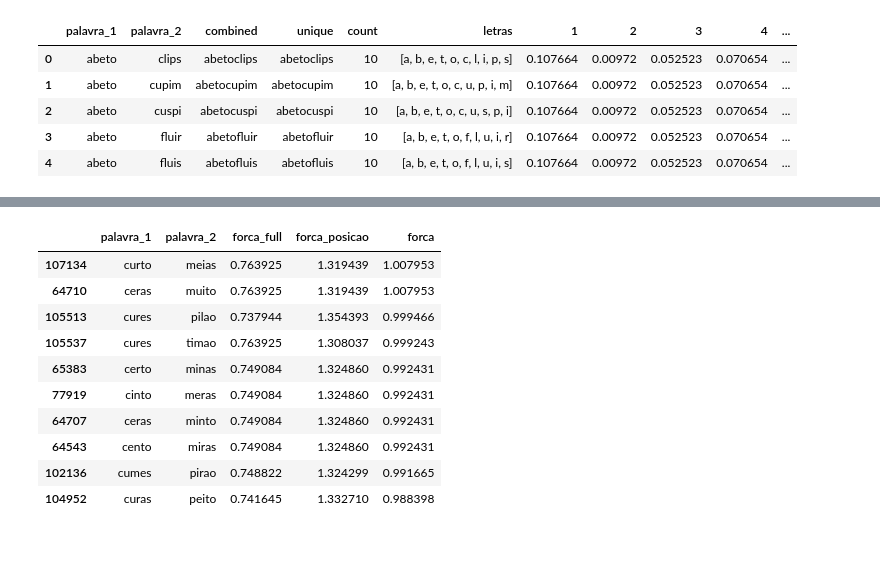
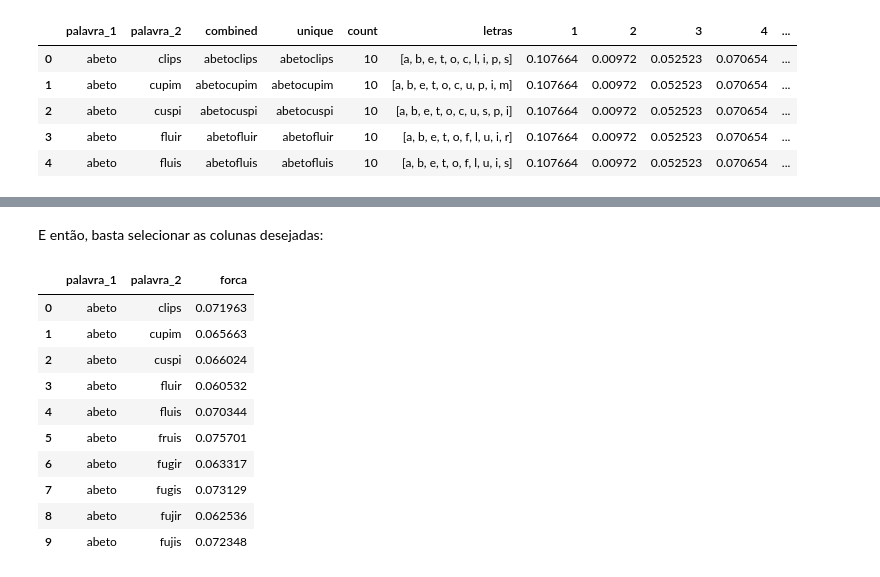
Before and after one commit to andersonmdcanteli/termo, a Jupyter notebook: termo_analysis.ipynb, the cells around one changed output, grey strips where cells are left out. Drawn from its saved outputs; the diff is of its cells as text; code cells hidden in the pictures; blank space fills up the shorter version.

```diff
--- a/termo_analysis.ipynb
+++ b/termo_analysis.ipynb
@@ -1598,0 +1816,3 @@ df_two.head()
+# %%
+df_two_aux = pd.DataFrame(df_two_sem_rep['letras'].to_list(), columns=range(1,11)).copy()
+df_two_aux.head()
@@ -1598,0 +1828,7 @@ df_two.head()
+# %%
+for column in df_prob_pesos.columns:
+  for i in df_prob_pesos.index:
+    df_two_aux[column].replace(i, df_prob_pesos[column][i], inplace=True)
+    df_two_aux[column+5].replace(i, df_prob_pesos[column][i], inplace=True)
+
+df_two_aux.head()
@@ -1598,0 +1844,3 @@ df_two.head()
+# %%
+df_two_aux['forca'] = df_two_aux.sum(axis=1)
+df_two_aux.head()
@@ -1598,0 +1856,3 @@ df_two.head()
+# %%
+df_two_sem_rep_prob_peso = pd.concat([df_two_sem_rep, df_two_aux], axis=1)
+df_two_sem_rep_prob_peso.head()
@@ -1599,21 +1866,21 @@ df_two.head()
+# %% [markdown]
+E então, basta selecionar as colunas desejadas:
 # %%
 df_best_first_second_word_combo = pd.DataFrame(columns=['palavra_1', "palavra_2"])
 df_best_first_second_word_combo['palavra_1'] = df_two['palavra_1']
 df_best_first_second_word_combo['palavra_2'] = df_two['palavra_2']
-df_best_first_second_word_combo['forca_full'] = df_two['forca']
-df_best_first_second_word_combo['forca_posicao'] = df_termo_sem_rep_posicao['forca']
-df_best_first_second_word_combo['forca'] = df_best_first_second_word_combo['forca_posicao'] * df_best_first_second_word_combo['forca_full']
-df_best_first_second_word_combo.sort_values(by="forca", ascending=False, inplace=True)
+df_best_first_second_word_combo['forca'] = df_two_sem_rep_prob_peso['forca']
+# df_best_first_second_word_combo.sort_values(by="forca", ascending=False, inplace=True)
 df_best_first_second_word_combo.head(10)
 # %% [output]
-|  | palavra_1 | palavra_2 | forca_full | forca_posicao | forca |
-| 107134 | curto | meias | 0.763925 | 1.319439 | 1.007953 |
-| 64710 | ceras | muito | 0.763925 | 1.319439 | 1.007953 |
-| 105513 | cures | pilao | 0.737944 | 1.354393 | 0.999466 |
-| 105537 | cures | timao | 0.763925 | 1.308037 | 0.999243 |
-| 65383 | certo | minas | 0.749084 | 1.324860 | 0.992431 |
-| 77919 | cinto | meras | 0.749084 | 1.324860 | 0.992431 |
-| 64707 | ceras | minto | 0.749084 | 1.324860 | 0.992431 |
-| 64543 | cento | miras | 0.749084 | 1.324860 | 0.992431 |
-| 102136 | cumes | pirao | 0.748822 | 1.324299 | 0.991665 |
-| 104952 | curas | peito | 0.741645 | 1.332710 | 0.988398 |
+|  | palavra_1 | palavra_2 | forca |
+| 0 | abeto | clips | 0.071963 |
+| 1 | abeto | cupim | 0.065663 |
+| 2 | abeto | cuspi | 0.066024 |
+| 3 | abeto | fluir | 0.060532 |
+| 4 | abeto | fluis | 0.070344 |
+| 5 | abeto | fruis | 0.075701 |
+| 6 | abeto | fugir | 0.063317 |
+| 7 | abeto | fugis | 0.073129 |
+| 8 | abeto | fujir | 0.062536 |
+| 9 | abeto | fujis | 0.072348 |
```
Also changed, not shown: parts of 119 cells of this notebook.
